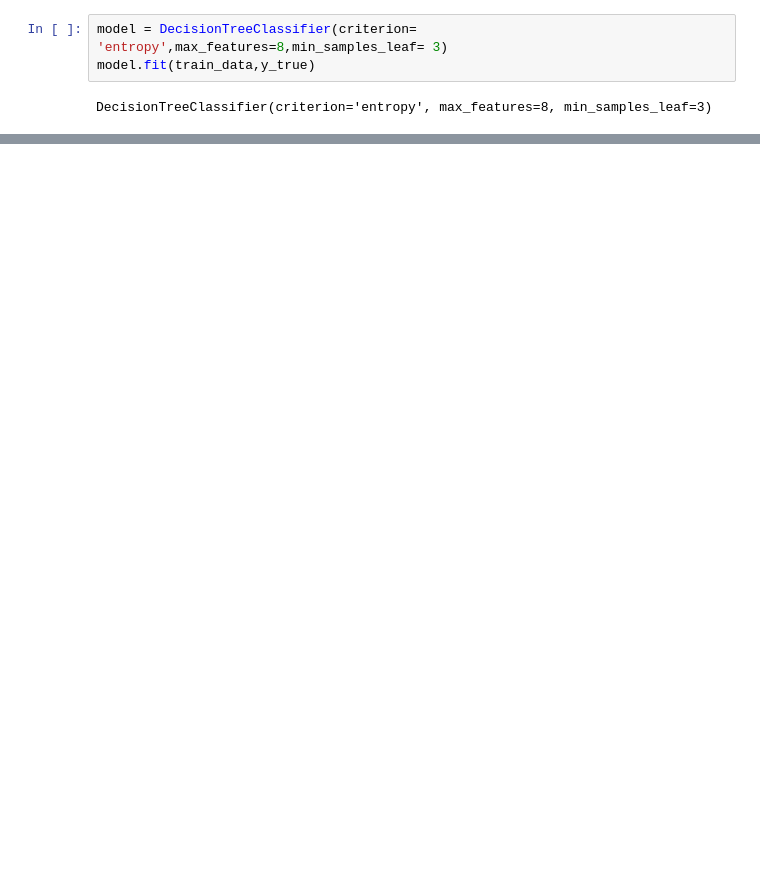
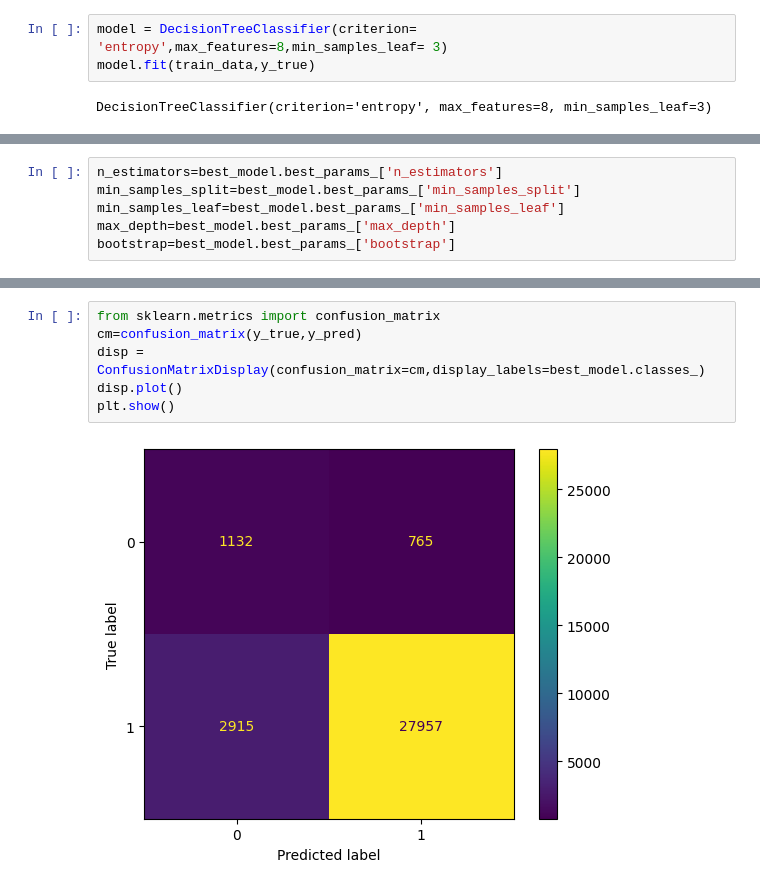
Before and after one commit to slord2k2/Machine-learning-101, a Jupyter notebook: Project 1 - Amazon.com - Employee Access/Dataset for the project/Model.ipynb, the cells around one changed output, grey strips where cells are left out. Cells and saved outputs as stored; diff of their text form; blank space fills up the shorter version.

```diff
--- a/Project 1 - Amazon.com - Employee Access/Dataset for the project/Model.ipynb
+++ b/Project 1 - Amazon.com - Employee Access/Dataset for the project/Model.ipynb
@@ -511,0 +614,6 @@ Random Forest
+# %%
+n_estimators=best_model.best_params_['n_estimators']
+min_samples_split=best_model.best_params_['min_samples_split']
+min_samples_leaf=best_model.best_params_['min_samples_leaf']
+max_depth=best_model.best_params_['max_depth']
+bootstrap=best_model.best_params_['bootstrap']
@@ -511,0 +643,8 @@ Random Forest
+# %%
+from sklearn.metrics import confusion_matrix
+cm=confusion_matrix(y_true,y_pred)
+disp = ConfusionMatrixDisplay(confusion_matrix=cm,display_labels=best_model.classes_)
+disp.plot()
+plt.show()
+# %% [output]
+[figure, added]
```
Also changed, not shown: parts of 43 cells of this notebook, 10 other files.
